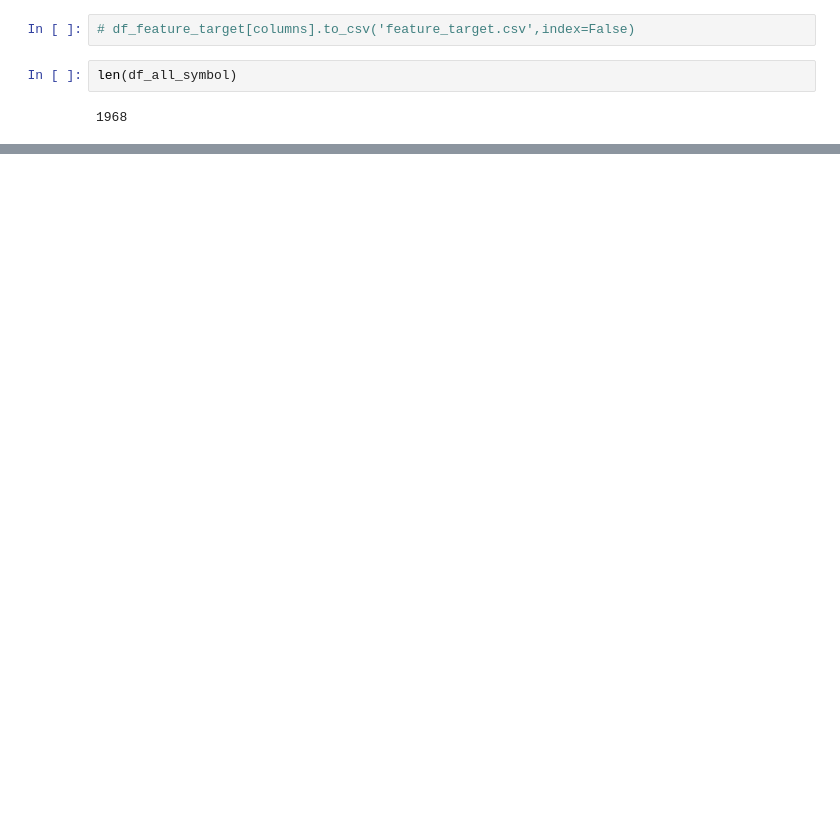
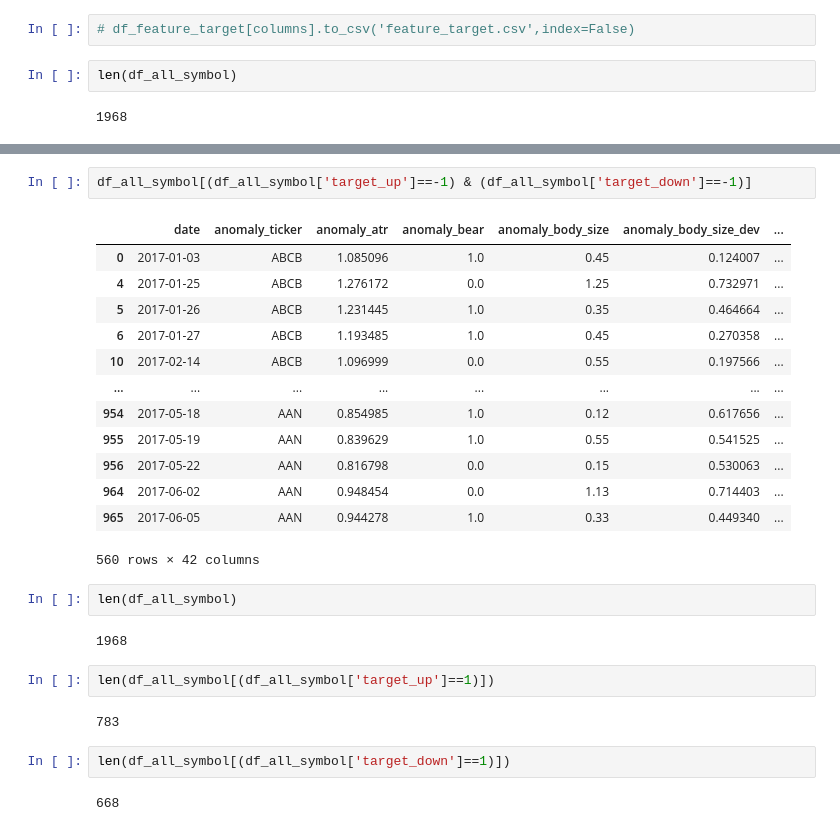
Before and after one commit to saeed349/Dash-Multi-Page-App-Template, a Jupyter notebook: Storage/notebooks/Machine Learning/Experiment 2.ipynb, the cells around one changed output, grey strips where cells are left out. Saved outputs shown, nothing was run; the diff lists cells and outputs as text; blank space fills up the shorter version.

```diff
--- a/Storage/notebooks/Machine Learning/Experiment 2.ipynb
+++ b/Storage/notebooks/Machine Learning/Experiment 2.ipynb
@@ -189,0 +211,28 @@ len(df_all_symbol)
+# %%
+df_all_symbol[(df_all_symbol['target_up']==-1) & (df_all_symbol['target_down']==-1)]
+# %% [output]
+|  | date | anomaly_ticker | anomaly_atr | anomaly_bear | anomaly_body_size | anomaly_body_size_dev | ... |
+| 0 | 2017-01-03 | ABCB | 1.085096 | 1.0 | 0.45 | 0.124007 | ... |
+| 4 | 2017-01-25 | ABCB | 1.276172 | 0.0 | 1.25 | 0.732971 | ... |
+| 5 | 2017-01-26 | ABCB | 1.231445 | 1.0 | 0.35 | 0.464664 | ... |
+| 6 | 2017-01-27 | ABCB | 1.193485 | 1.0 | 0.45 | 0.270358 | ... |
+| 10 | 2017-02-14 | ABCB | 1.096999 | 0.0 | 0.55 | 0.197566 | ... |
+| ... | ... | ... | ... | ... | ... | ... | ... |
+| 954 | 2017-05-18 | AAN | 0.854985 | 1.0 | 0.12 | 0.617656 | ... |
+| 955 | 2017-05-19 | AAN | 0.839629 | 1.0 | 0.55 | 0.541525 | ... |
+| 956 | 2017-05-22 | AAN | 0.816798 | 0.0 | 0.15 | 0.530063 | ... |
+| 964 | 2017-06-02 | AAN | 0.948454 | 0.0 | 1.13 | 0.714403 | ... |
+| 965 | 2017-06-05 | AAN | 0.944278 | 1.0 | 0.33 | 0.449340 | ... |
+560 rows × 42 columns
+# %%
+len(df_all_symbol)
+# %% [output]
+1968
+# %%
+len(df_all_symbol[(df_all_symbol['target_up']==1)])
+# %% [output]
+783
+# %%
+len(df_all_symbol[(df_all_symbol['target_down']==1)])
+# %% [output]
+668
```
Also changed, not shown: parts of 4 cells of this notebook, 3 other files.
